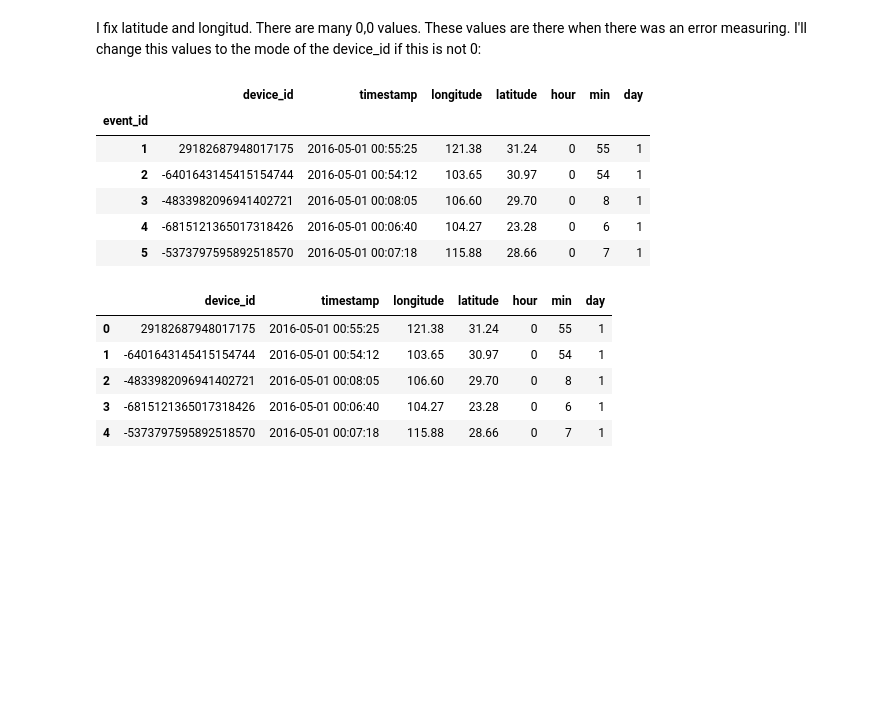
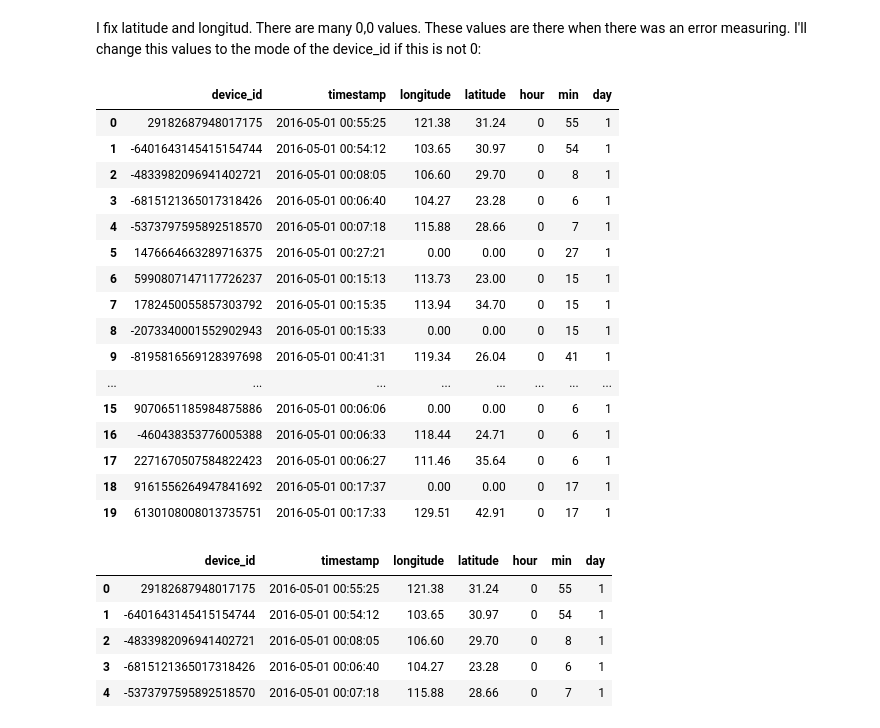
Before and after one commit to nachocarracedo/taking_data, a Jupyter notebook: ml_taking_data.ipynb, the cells around one changed output. Saved outputs shown, nothing was run; the diff lists cells and outputs as text; code cells hidden in the pictures; blank space fills up the shorter version.

```diff
--- a/ml_taking_data.ipynb
+++ b/ml_taking_data.ipynb
@@ -168,15 +168,25 @@ for i in ids_to_fix:
 
 #events.to_csv('.\\transformed_data\\events.csv',index=False)
 # %%
-events.head()
+events.head(20)
 # %% [output]
 |  | device_id | timestamp | longitude | latitude | hour | min | day |
-| event_id |  |  |  |  |  |  |  |
-| 1 | 29182687948017175 | 2016-05-01 00:55:25 | 121.38 | 31.24 | 0 | 55 | 1 |
-| 2 | -6401643145415154744 | 2016-05-01 00:54:12 | 103.65 | 30.97 | 0 | 54 | 1 |
-| 3 | -4833982096941402721 | 2016-05-01 00:08:05 | 106.60 | 29.70 | 0 | 8 | 1 |
-| 4 | -6815121365017318426 | 2016-05-01 00:06:40 | 104.27 | 23.28 | 0 | 6 | 1 |
-| 5 | -5373797595892518570 | 2016-05-01 00:07:18 | 115.88 | 28.66 | 0 | 7 | 1 |
+| 0 | 29182687948017175 | 2016-05-01 00:55:25 | 121.38 | 31.24 | 0 | 55 | 1 |
+| 1 | -6401643145415154744 | 2016-05-01 00:54:12 | 103.65 | 30.97 | 0 | 54 | 1 |
+| 2 | -4833982096941402721 | 2016-05-01 00:08:05 | 106.60 | 29.70 | 0 | 8 | 1 |
+| 3 | -6815121365017318426 | 2016-05-01 00:06:40 | 104.27 | 23.28 | 0 | 6 | 1 |
+| 4 | -5373797595892518570 | 2016-05-01 00:07:18 | 115.88 | 28.66 | 0 | 7 | 1 |
+| 5 | 1476664663289716375 | 2016-05-01 00:27:21 | 0.00 | 0.00 | 0 | 27 | 1 |
+| 6 | 5990807147117726237 | 2016-05-01 00:15:13 | 113.73 | 23.00 | 0 | 15 | 1 |
+| 7 | 1782450055857303792 | 2016-05-01 00:15:35 | 113.94 | 34.70 | 0 | 15 | 1 |
+| 8 | -2073340001552902943 | 2016-05-01 00:15:33 | 0.00 | 0.00 | 0 | 15 | 1 |
+| 9 | -8195816569128397698 | 2016-05-01 00:41:31 | 119.34 | 26.04 | 0 | 41 | 1 |
+| ... | ... | ... | ... | ... | ... | ... | ... |
+| 15 | 9070651185984875886 | 2016-05-01 00:06:06 | 0.00 | 0.00 | 0 | 6 | 1 |
+| 16 | -460438353776005388 | 2016-05-01 00:06:33 | 118.44 | 24.71 | 0 | 6 | 1 |
+| 17 | 2271670507584822423 | 2016-05-01 00:06:27 | 111.46 | 35.64 | 0 | 6 | 1 |
+| 18 | 9161556264947841692 | 2016-05-01 00:17:37 | 0.00 | 0.00 | 0 | 17 | 1 |
+| 19 | 6130108008013735751 | 2016-05-01 00:17:33 | 129.51 | 42.91 | 0 | 17 | 1 |
 # %%
 # Comment out to load events already tranformed
 
```
Also changed, not shown: parts of 17 cells of this notebook, 1 other file.
